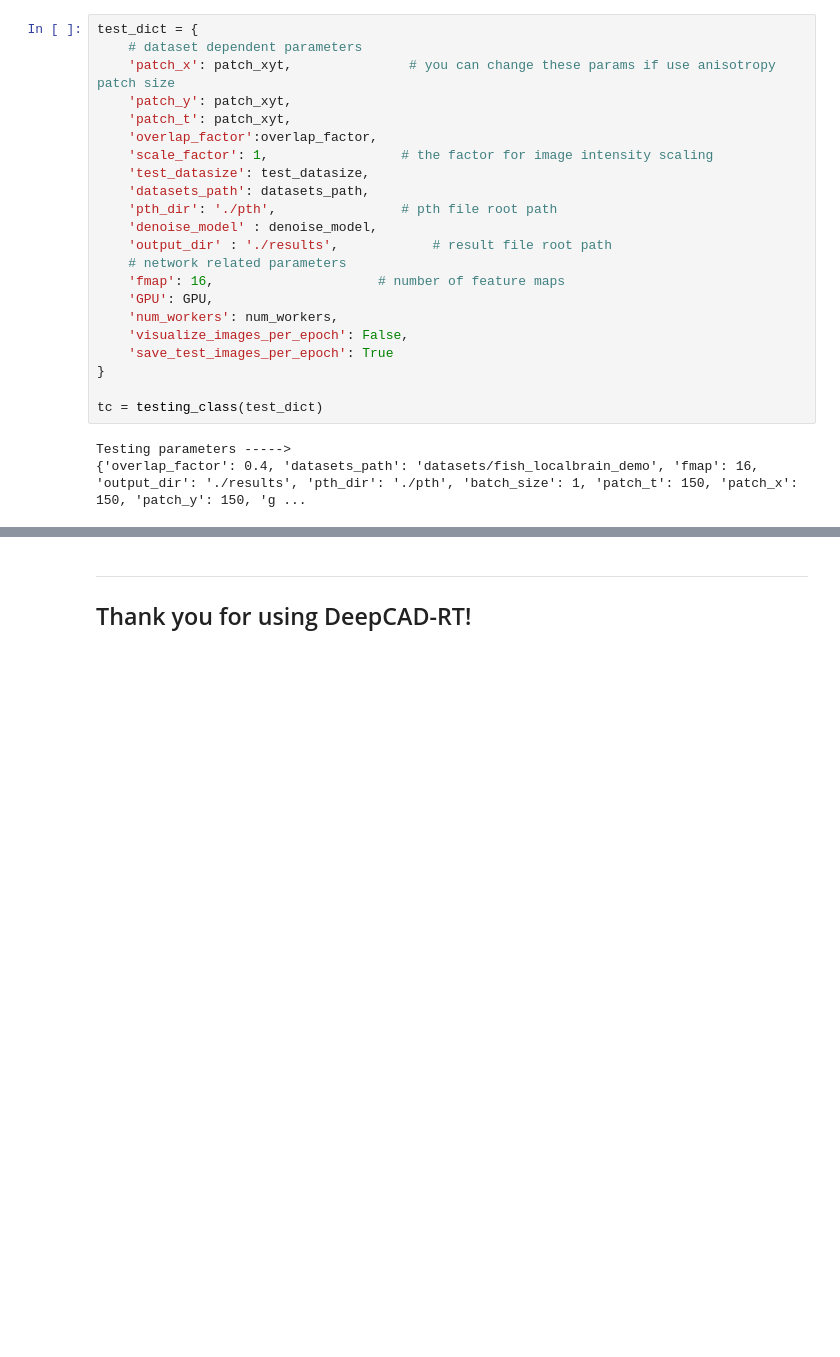
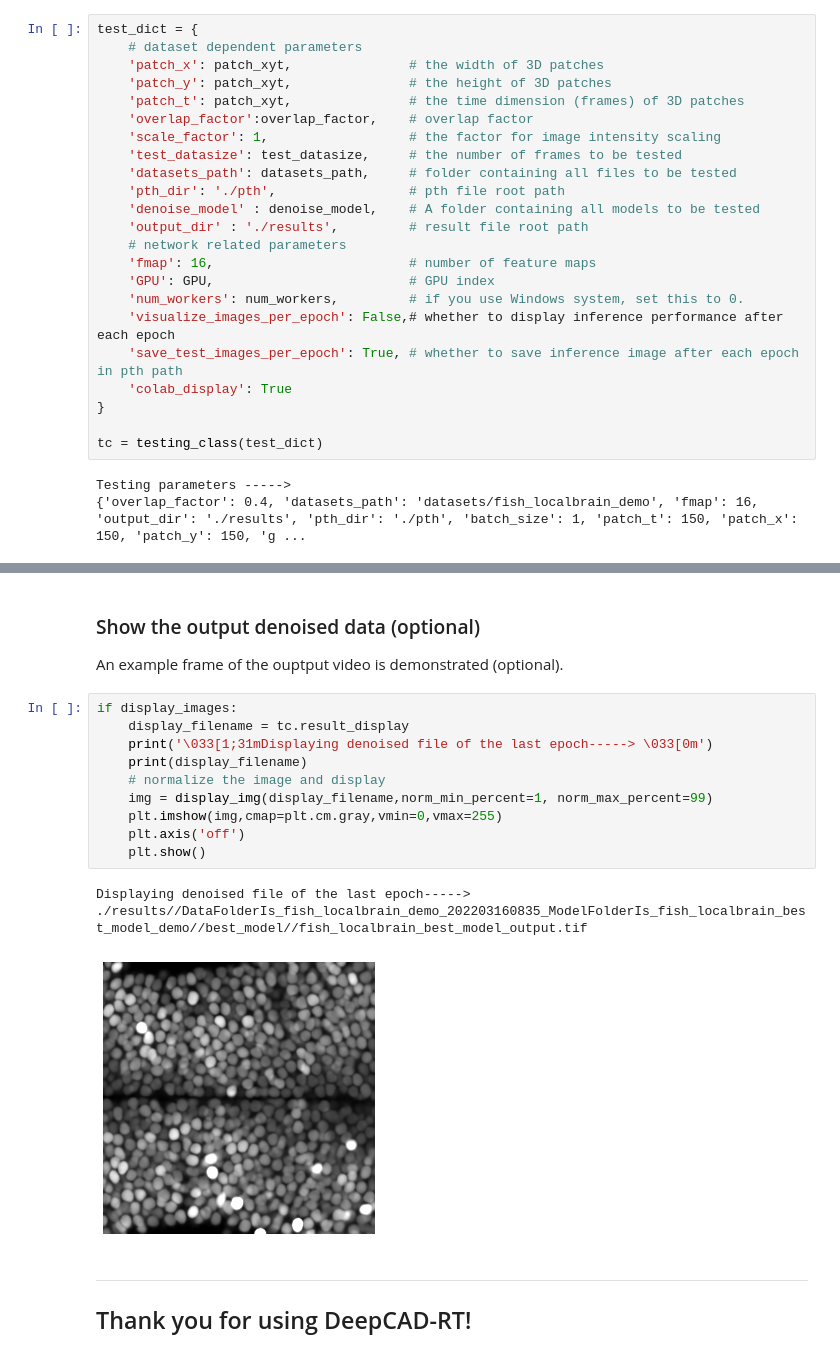
Before and after one commit to cabooster/DeepCAD-RT, a Jupyter notebook: DeepCAD_RT_pytorch/notebooks/DeepCAD_RT_demo_colab.ipynb, the cells around one changed output, grey strips where cells are left out. Saved outputs shown, nothing was run; the diff lists cells and outputs as text; blank space fills up the shorter version.

```diff
--- a/DeepCAD_RT_pytorch/notebooks/DeepCAD_RT_demo_colab.ipynb
+++ b/DeepCAD_RT_pytorch/notebooks/DeepCAD_RT_demo_colab.ipynb
@@ -179,22 +265,23 @@ This will creat a testing object by passing all parameters as a dictionary. Para
 # %%
 test_dict = {
     # dataset dependent parameters
-    'patch_x': patch_xyt,               # you can change these params if use anisotropy patch size
-    'patch_y': patch_xyt,
-    'patch_t': patch_xyt,
-    'overlap_factor':overlap_factor,
-    'scale_factor': 1,                 # the factor for image intensity scaling
-    'test_datasize': test_datasize,
-    'datasets_path': datasets_path,
-    'pth_dir': './pth',                # pth file root path
-    'denoise_model' : denoise_model,
-    'output_dir' : './results',            # result file root path
+    'patch_x': patch_xyt,               # the width of 3D patches
+    'patch_y': patch_xyt,               # the height of 3D patches
+    'patch_t': patch_xyt,               # the time dimension (frames) of 3D patches
+    'overlap_factor':overlap_factor,    # overlap factor
+    'scale_factor': 1,                  # the factor for image intensity scaling
+    'test_datasize': test_datasize,     # the number of frames to be tested
+    'datasets_path': datasets_path,     # folder containing all files to be tested
+    'pth_dir': './pth',                 # pth file root path
+    'denoise_model' : denoise_model,    # A folder containing all models to be tested
+    'output_dir' : './results',         # result file root path
     # network related parameters
-    'fmap': 16,                     # number of feature maps
-    'GPU': GPU,
-    'num_workers': num_workers,
-    'visualize_images_per_epoch': False,
-    'save_test_images_per_epoch': True
+    'fmap': 16,                         # number of feature maps
+    'GPU': GPU,                         # GPU index
+    'num_workers': num_workers,         # if you use Windows system, set this to 0.
+    'visualize_images_per_epoch': False,# whether to display inference performance after each epoch
+    'save_test_images_per_epoch': True, # whether to save inference image after each epoch in pth path
+    'colab_display': True
 }
 
 tc = testing_class(test_dict)
@@ -215,4 +304,22 @@ Using 1 GPU(s) for testing ----->
  Test finished. Save all results to disk.
+# %% [markdown]
+### Show the output denoised data (optional)
+
+An example frame of the ouptput video is demonstrated (optional).
+# %%
+if display_images:
+    display_filename = tc.result_display
+    print('\033[1;31mDisplaying denoised file of the last epoch-----> \033[0m')
+    print(display_filename)
+    # normalize the image and display
+    img = display_img(display_filename,norm_min_percent=1, norm_max_percent=99)
+    plt.imshow(img,cmap=plt.cm.gray,vmin=0,vmax=255)
+    plt.axis('off')
+    plt.show()
+# %% [output]
+Displaying denoised file of the last epoch----->
+./results//DataFolderIs_fish_localbrain_demo_202203160835_ModelFolderIs_fish_localbrain_best_model_demo//best_model//fish_localbrain_best_model_output.tif
+[figure, added]
 # %% [markdown]
 ---
 
```
Also changed, not shown: parts of 23 cells of this notebook.
